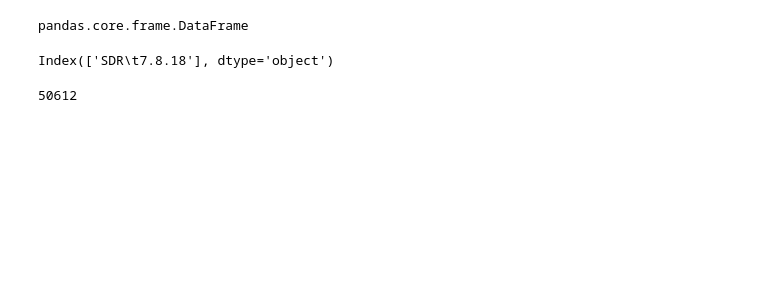
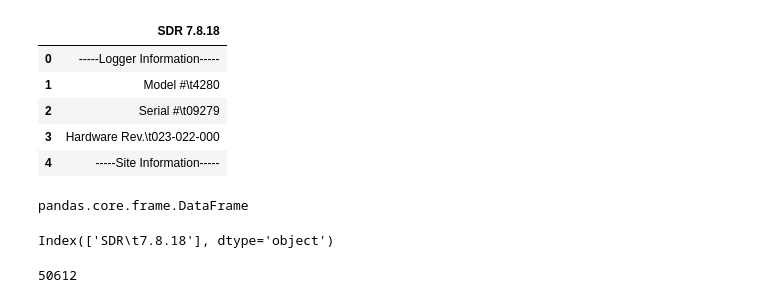
Before and after one commit to mariolarochelle/AERO, a Jupyter notebook: Working/Franco/CleaningData.ipynb, the cells around one changed output. Saved outputs shown, nothing was run; the diff lists cells and outputs as text; code cells hidden in the pictures; blank space fills up the shorter version.

```diff
--- a/Working/Franco/CleaningData.ipynb
+++ b/Working/Franco/CleaningData.ipynb
@@ -5,3 +9,12 @@ rawData = pd.read_csv("../../Data/GRUPO DRAGON 2018/ech1 18092018/ech1 18092018.
+# %%
+raw_data.head()
+# %% [output]
+|  | SDR 7.8.18 |
+| 0 | -----Logger Information----- |
+| 1 | Model #\t4280 |
+| 2 | Serial #\t09279 |
+| 3 | Hardware Rev.\t023-022-000 |
+| 4 | -----Site Information----- |
 # %%
 # "Sensor History\n", "Data\n" son las lineas fundamentales
 # %%
```
Also changed, not shown: parts of 15 cells of this notebook.
